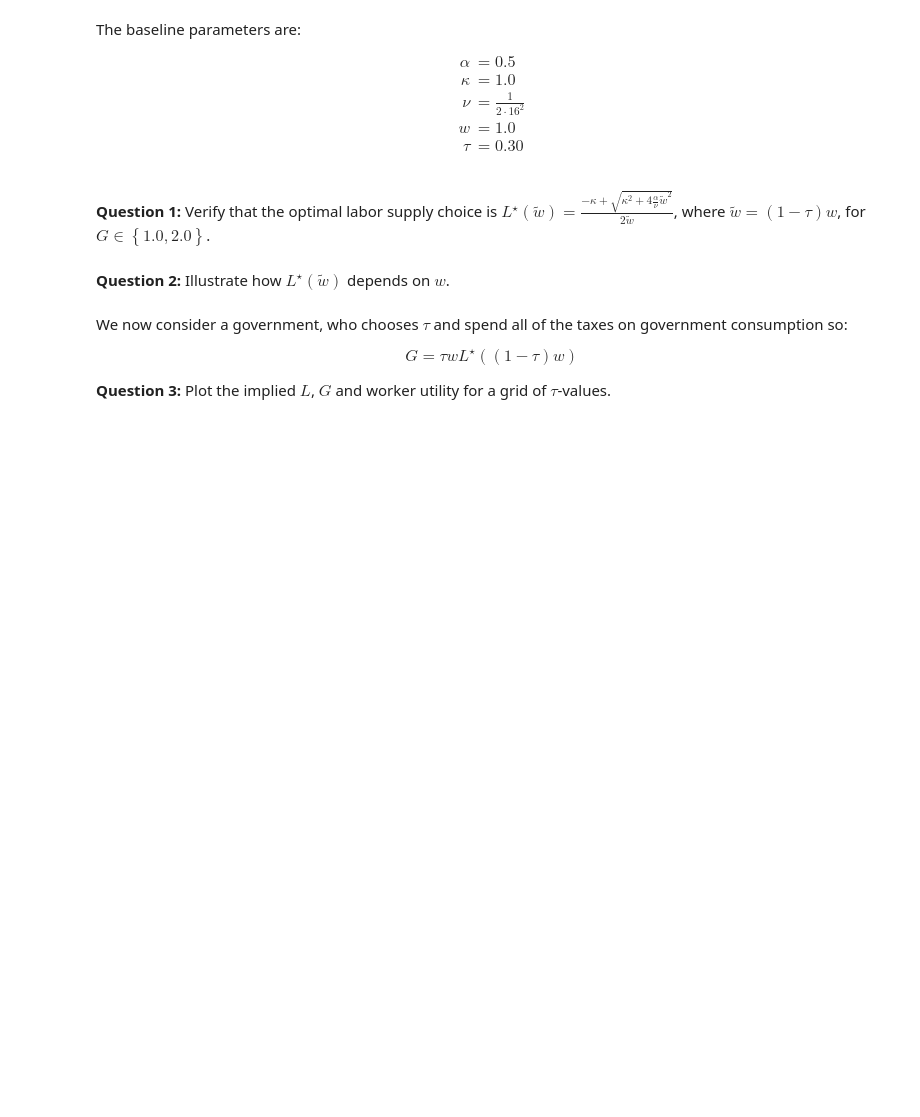
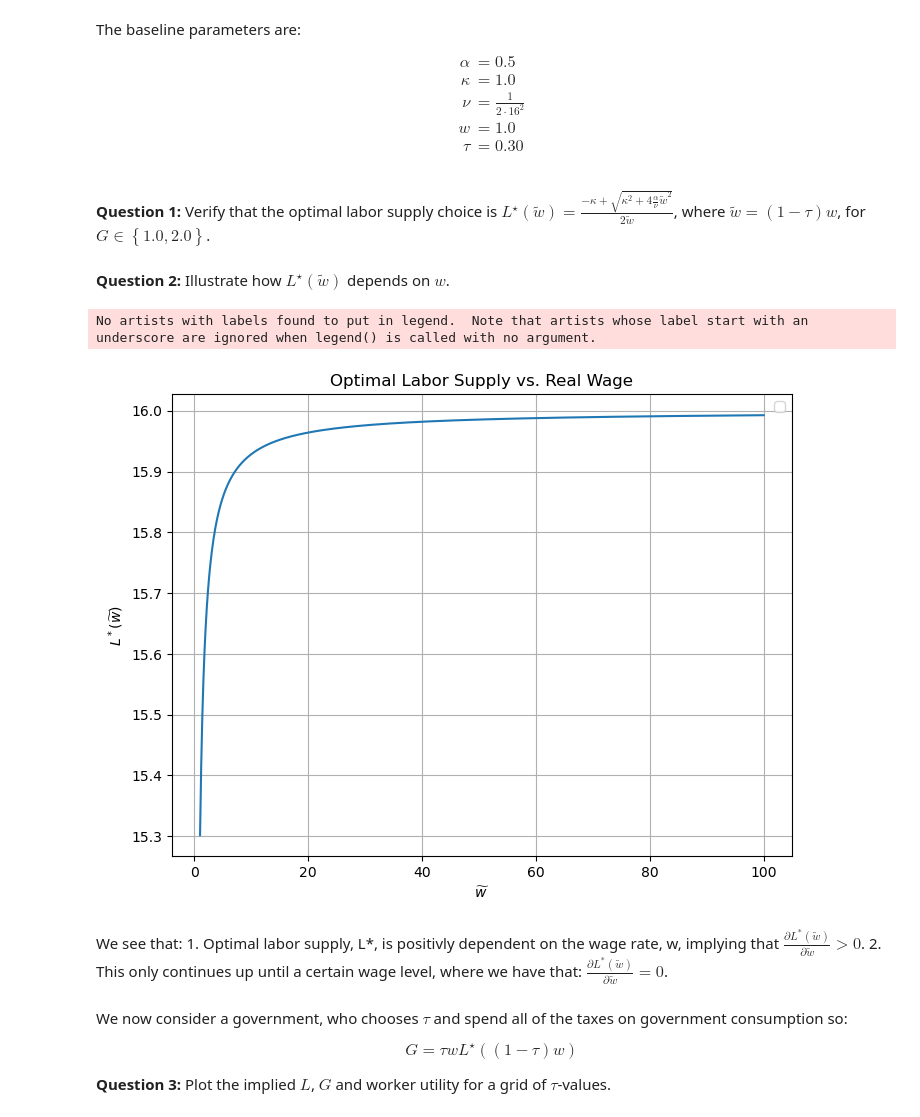
Before and after one commit to NumEconCopenhagen/projects-2023-siuuu, a Jupyter notebook: Exam/Exam-2023-notebook.ipynb, the cells around one changed output. Cells and saved outputs as stored; diff of their text form; code cells hidden in the pictures; blank space fills up the shorter version.

```diff
--- a/Exam/Exam-2023-notebook.ipynb
+++ b/Exam/Exam-2023-notebook.ipynb
@@ -62,3 +65,36 @@ $$
+# %%
+# we first define all of the baseline parameters
+alpha = 0.5
+kappa = 1.0
+nu = 1 / (2 * 16**2)
+tau = 0.30
+G_values = [1.0, 2.0]
+w_values = np.linspace(1, 100, 1000)  # Range of w values for plotting
+
+# We define how we will calculate optimal labor supply L*
+def optimal_labor_supply(w):
+    tw = (1 - tau) * w
+    return (-kappa + np.sqrt(kappa**2 + 4 * alpha / nu * tw**2)) / (2 * tw)
+
+# We set the plot size
+plt.figure(figsize=(8, 6))
+
+# For government consumption values in G_values we find L_star and plot
+L_star = optimal_labor_supply(w_values)
+plt.plot(w_values, L_star)
+
+# We plot the figure
+plt.xlabel('$ \widetilde{w} $')
+plt.ylabel('$L^*(\widetilde{w})$')
+plt.title('Optimal Labor Supply vs. Real Wage')
+plt.legend()
+plt.grid(True)
+plt.show()
+# %% [output]
+No artists with labels found to put in legend.  Note that artists whose label start with an underscore are ignored when legend() is called with no argument.
+[figure, added]
+# %% [markdown]
+We see that: 1. Optimal labor supply, L*, is positivly dependent on the wage rate, w, implying that $\frac{\partial L^*(\widetilde{w})}{\partial \widetilde{w}} > 0$. 2. This only continues up until a certain wage level, where we have that: $\frac{\partial L^*(\widetilde{w})}{\partial \widetilde{w}} = 0$.
 # %% [markdown]
 
 We now consider a government, who chooses $\tau$ and spend all of the taxes on government consumption so:
```
Also changed, not shown: parts of 4 cells of this notebook.
